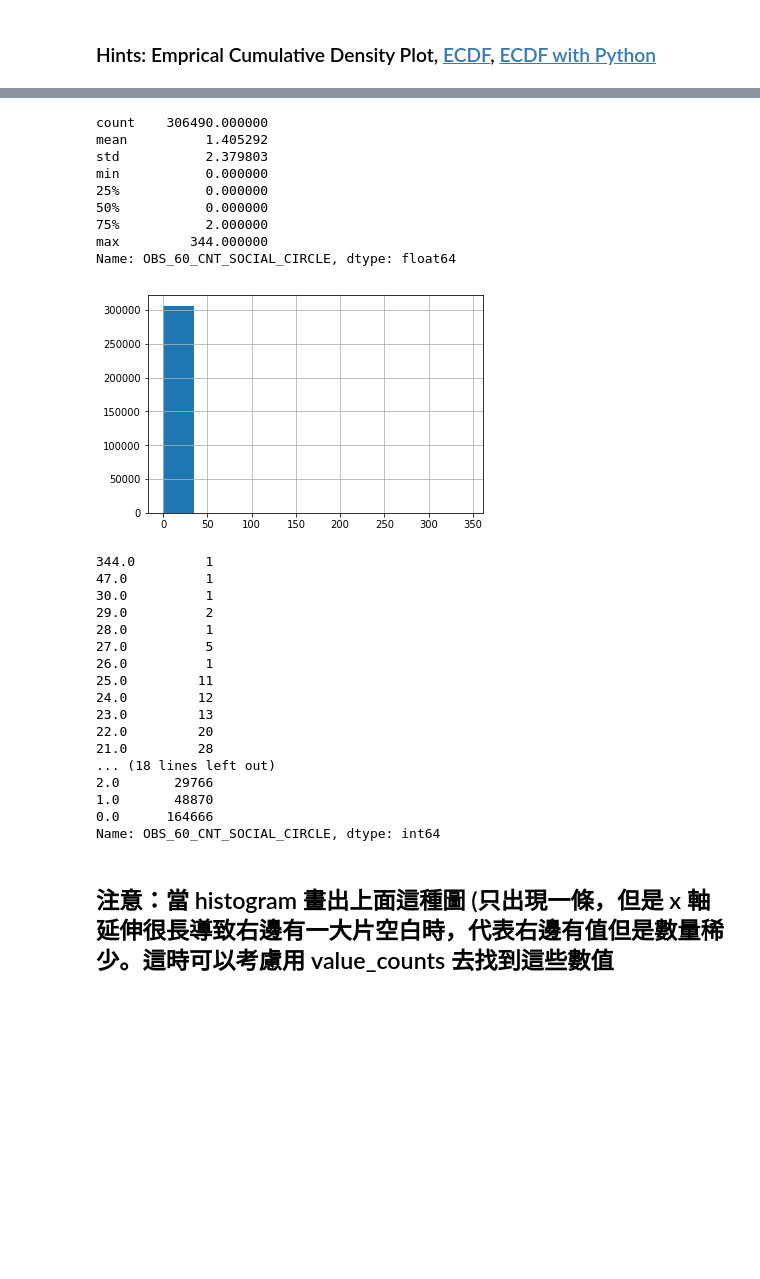
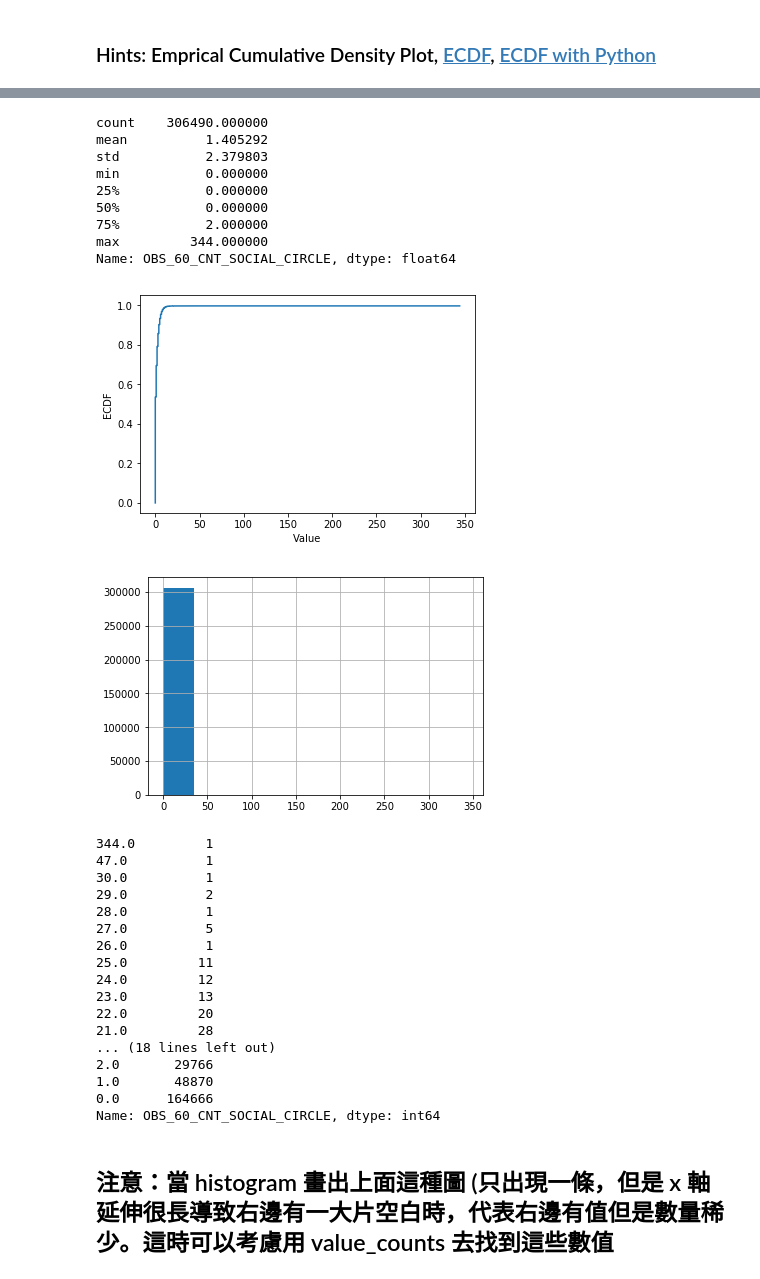
Before and after one commit to wrayz/2nd-ML100Days, a Jupyter notebook: homework/Day_006_HW.ipynb, the cells around one changed output, grey strips where cells are left out. Drawn from its saved outputs; the diff is of its cells as text; code cells hidden in the pictures; blank space fills up the shorter version.

Commit message:
feat: D6 ECDF

```diff
--- a/homework/Day_006_HW.ipynb
+++ b/homework/Day_006_HW.ipynb
@@ -179,35 +211,37 @@ Name: REGION_POPULATION_RELATIVE, Length: 81, dtype: int64
 # %%
 # 最大值落在分布之外
 print(app_train['OBS_60_CNT_SOCIAL_CIRCLE'].describe())
 
 # 繪製 Empirical Cumulative Density Plot (ECDF)
 """
 Your Code Here
+"""
+# cdf =
+data = np.sort(app_train['OBS_60_CNT_SOCIAL_CIRCLE'].values)
+ecdf = sm.distributions.ECDF(data)
 
-cdf =
-
-
-plt.plot(list(cdf.index), cdf/cdf.max())
+# plt.plot(list(cdf.index), cdf/cdf.max())
+plt.plot(ecdf.x, ecdf.y)
 plt.xlabel('Value')
 plt.ylabel('ECDF')
-plt.xlim([cdf.index.min() * 0.95, cdf.index.max() * 1.05])
+# plt.xlim([cdf.index.min() * 0.95, cdf.index.max() * 1.05])
 plt.ylim([-0.05,1.05]) # 限制顯示圖片的範圍
 plt.show()
-"""
 app_train['OBS_60_CNT_SOCIAL_CIRCLE'].hist()
 plt.show()
 print(app_train['OBS_60_CNT_SOCIAL_CIRCLE'].value_counts().sort_index(ascending = False))
 # %% [output]
 count    306490.000000
 mean          1.405292
 std           2.379803
 min           0.000000
 25%           0.000000
 50%           0.000000
 75%           2.000000
 max         344.000000
 Name: OBS_60_CNT_SOCIAL_CIRCLE, dtype: float64
-[figure, old version]
+[figure, new version]
+[figure, added]
 344.0         1
 47.0          1
 30.0          1
```
Also changed, not shown: parts of 5 cells of this notebook.
